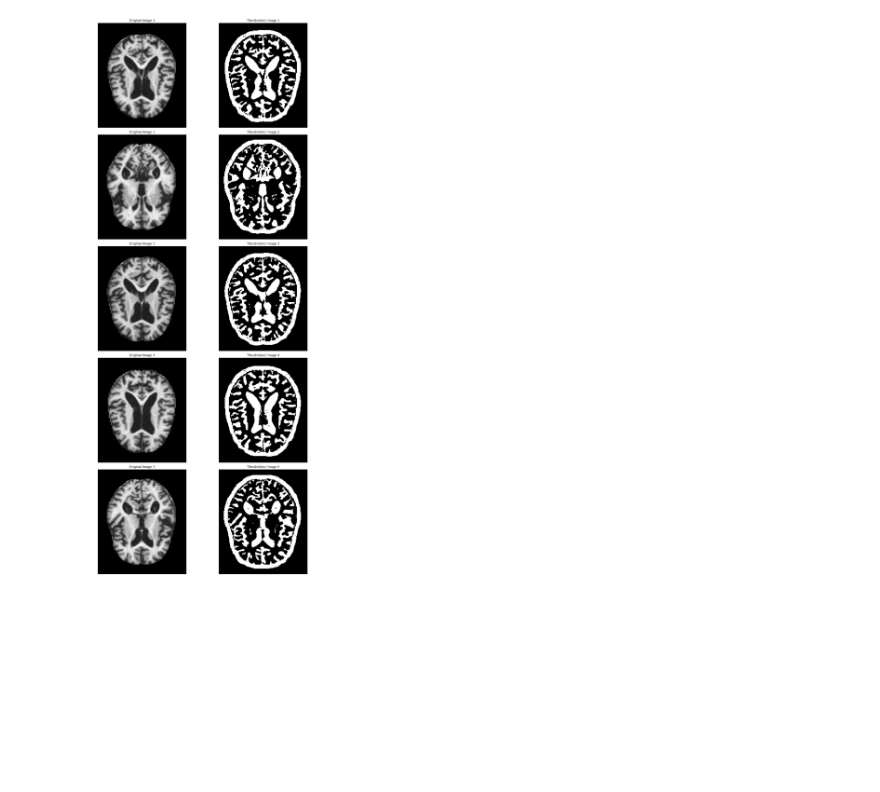
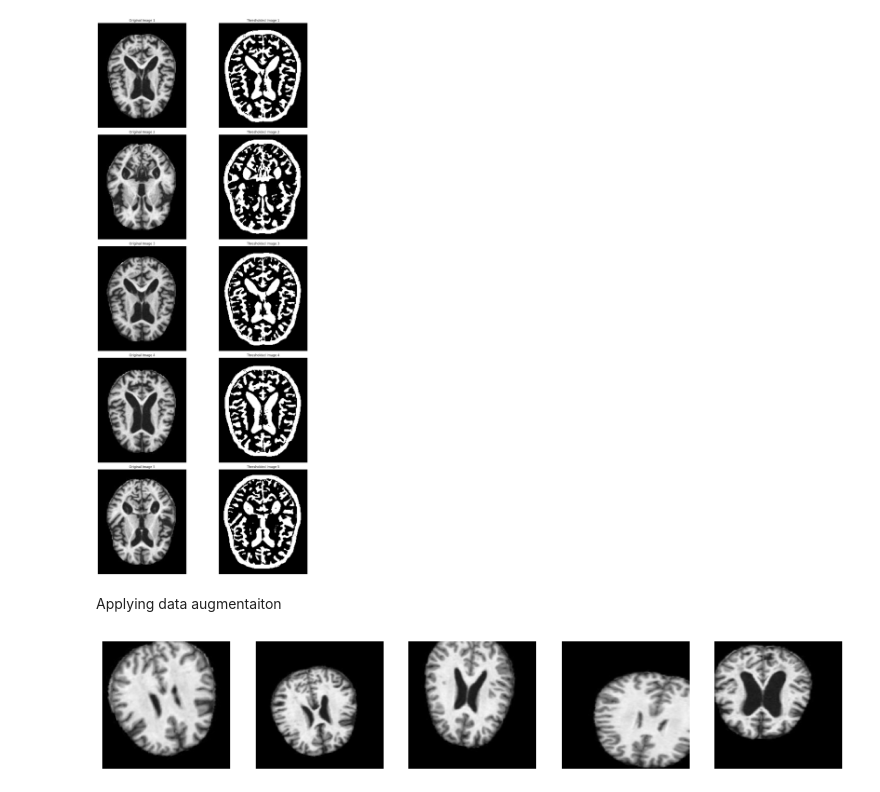
Before and after one commit to sarahayek98/Alzheimer-detection-using-3-machine-learning-algorithms-, a Jupyter notebook: Untitled9.ipynb, the cells around one changed output. Cells and saved outputs as stored; diff of their text form; code cells hidden in the pictures; blank space fills up the shorter version.

```diff
--- a/Untitled9.ipynb
+++ b/Untitled9.ipynb
@@ -651,3 +651,13 @@ adaptive_thresholded_images = [apply_adaptive_thresholding(image) for image in o
 display_images(original_images, adaptive_thresholded_images, num_images=5)
 # %% [output]
 [figure]
+# %% [markdown]
+Applying data augmentaiton
+# %%
+# Apply data augmentation to a subset of images
+augmented_images = next(datagen.flow(np.array(processed_images[:10]), batch_size=10))
+
+# Display augmented images
+display_normalized_images(augmented_images, num_images=5)
+# %% [output]
+[figure, added]
```
Also changed, not shown: parts of 10 cells of this notebook.
